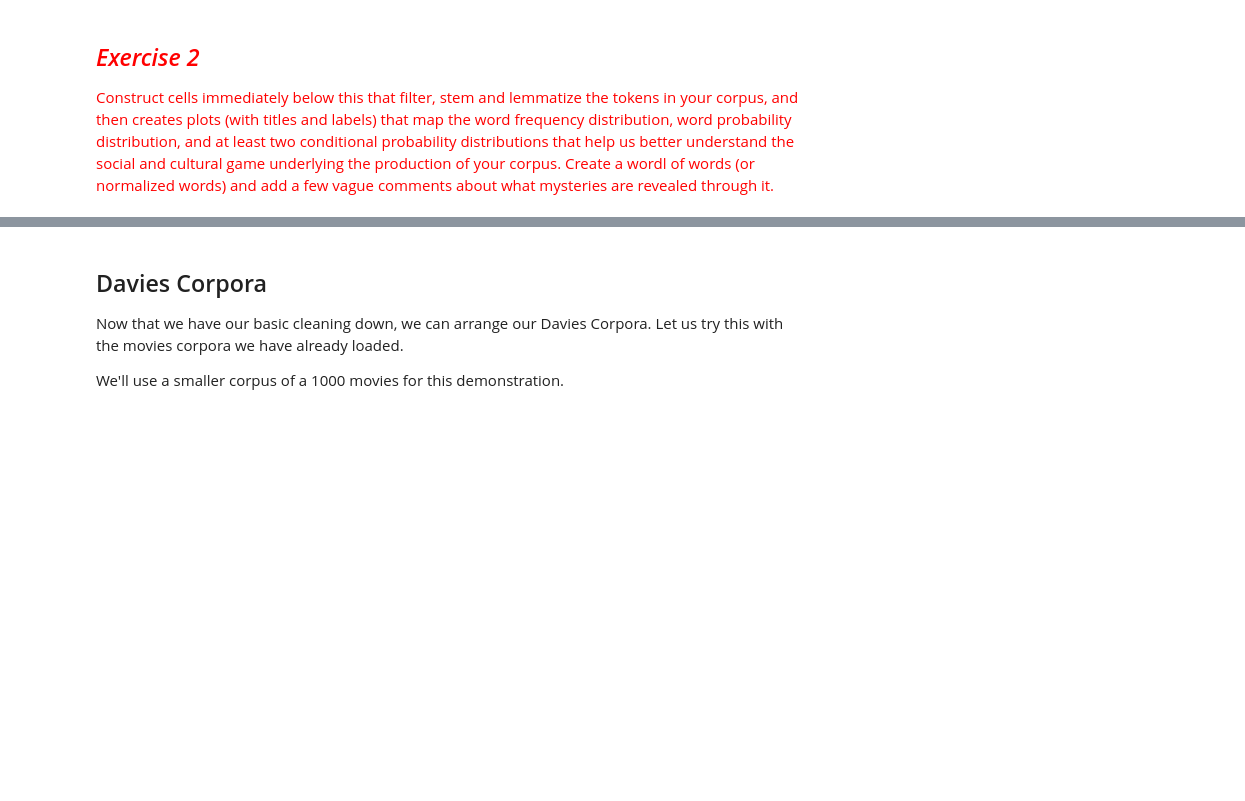
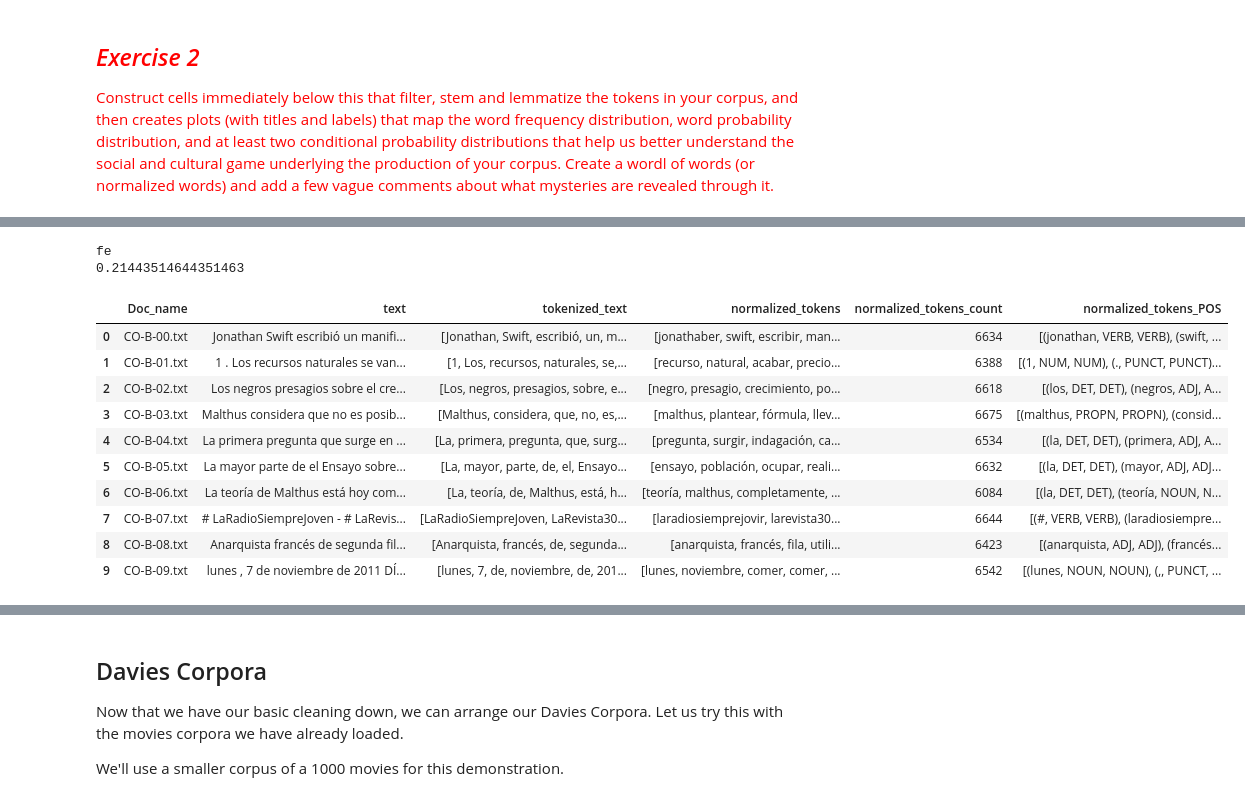
Before and after one commit to alejandrosarria0296/CCA-Homeworks, a Jupyter notebook: 2-Computational-Linguistics.ipynb, the cells around one changed output, grey strips where cells are left out. Saved outputs shown, nothing was run; the diff lists cells and outputs as text; code cells hidden in the pictures; blank space fills up the shorter version.

```diff
--- a/2-Computational-Linguistics.ipynb
+++ b/2-Computational-Linguistics.ipynb
@@ -657,0 +830,11 @@ plt.savefig("whitehouse_word_cloud.pdf", format = 'pdf')
+# %%
+colcpdist = nltk.ConditionalProbDist(colcfdist, nltk.ELEProbDist)
+
+#print the most common 2 letter word
+print(colcpdist[2].max())
+
+#And its probability
+print(colcpdist[2].prob(colcpdist[2].max()))
+# %% [output]
+fe
+0.21443514644351463
@@ -657,0 +848,15 @@ plt.savefig("whitehouse_word_cloud.pdf", format = 'pdf')
+# %%
+colDF['normalized_tokens_POS'] = [spacy_pos_es(t) for t in colDF['text']]
+colDF
+# %% [output]
+|  | Doc_name | text | tokenized_text | normalized_tokens | normalized_tokens_count | normalized_tokens_POS |
+| 0 | CO-B-00.txt | Jonathan Swift escribió un manifi... | [Jonathan, Swift, escribió, un, m... | [jonathaber, swift, escribir, man... | 6634 | [(jonathan, VERB, VERB), (swift, ... |
+| 1 | CO-B-01.txt | 1 . Los recursos naturales se van... | [1, Los, recursos, naturales, se,... | [recurso, natural, acabar, precio... | 6388 | [(1, NUM, NUM), (., PUNCT, PUNCT)... |
+| 2 | CO-B-02.txt | Los negros presagios sobre el cre... | [Los, negros, presagios, sobre, e... | [negro, presagio, crecimiento, po... | 6618 | [(los, DET, DET), (negros, ADJ, A... |
+| 3 | CO-B-03.txt | Malthus considera que no es posib... | [Malthus, considera, que, no, es,... | [malthus, plantear, fórmula, llev... | 6675 | [(malthus, PROPN, PROPN), (consid... |
+| 4 | CO-B-04.txt | La primera pregunta que surge en ... | [La, primera, pregunta, que, surg... | [pregunta, surgir, indagación, ca... | 6534 | [(la, DET, DET), (primera, ADJ, A... |
+| 5 | CO-B-05.txt | La mayor parte de el Ensayo sobre... | [La, mayor, parte, de, el, Ensayo... | [ensayo, población, ocupar, reali... | 6632 | [(la, DET, DET), (mayor, ADJ, ADJ... |
+| 6 | CO-B-06.txt | La teoría de Malthus está hoy com... | [La, teoría, de, Malthus, está, h... | [teoría, malthus, completamente, ... | 6084 | [(la, DET, DET), (teoría, NOUN, N... |
+| 7 | CO-B-07.txt | # LaRadioSiempreJoven - # LaRevis... | [LaRadioSiempreJoven, LaRevista30... | [laradiosiemprejovir, larevista30... | 6644 | [(#, VERB, VERB), (laradiosiempre... |
+| 8 | CO-B-08.txt | Anarquista francés de segunda fil... | [Anarquista, francés, de, segunda... | [anarquista, francés, fila, utili... | 6423 | [(anarquista, ADJ, ADJ), (francés... |
+| 9 | CO-B-09.txt | lunes , 7 de noviembre de 2011 DÍ... | [lunes, 7, de, noviembre, de, 201... | [lunes, noviembre, comer, comer, ... | 6542 | [(lunes, NOUN, NOUN), (,, PUNCT, ... |
```
Also changed, not shown: parts of 44 cells of this notebook.
